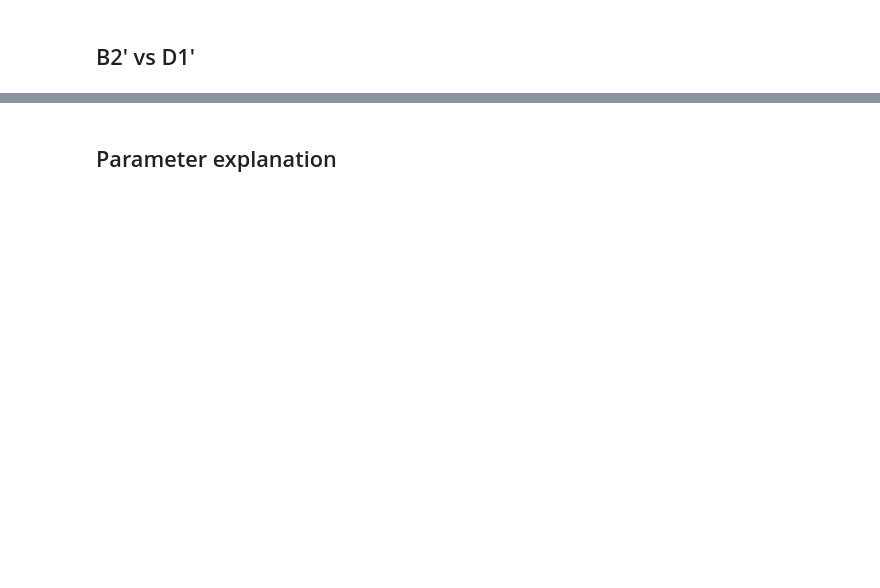
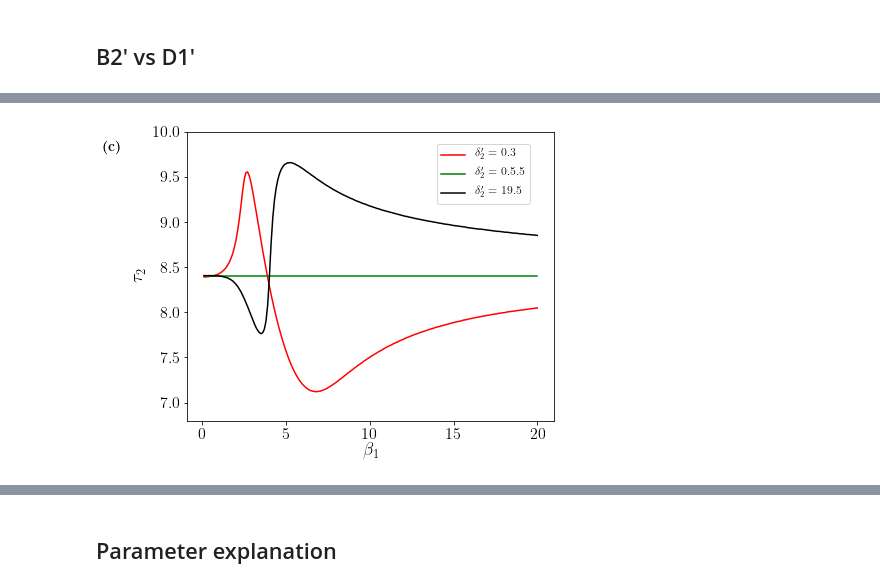
Before and after one commit to polivares/SI1I2R, a Jupyter notebook: Plots-Summary.ipynb, the cells around one changed output, grey strips where cells are left out. Cells and saved outputs as stored; diff of their text form; code cells hidden in the pictures; blank space fills up the shorter version.

```diff
--- a/Plots-Summary.ipynb
+++ b/Plots-Summary.ipynb
@@ -406,0 +608,28 @@ for delta1prime in delta1PrimeParams:
+# %%
+fig = plt.figure()
+ax = plt.subplot(1,2,1)
+
+ax.set_ylim(6.8,10)
+ax.annotate(r'\textbf{(c)}', xy=(-65,280), xycoords="axes points",size=14, ha='right', va='top')
+ax.set_xlabel(r"$\beta_1$")
+ax.set_ylabel(r"$\tau_2$")
+pos = np.where(np.isclose(delta2prime_arr,0.3))[0][0]
+ax.plot(beta1_arr,peak2[:,pos],'r',label=r"$\delta_2'=0.3$")
+pos = np.where(np.isclose(delta2prime_arr,5.5))[0][0]
+ax.plot(beta1_arr,peak2[:,pos],'g',label=r"$\delta_2'=0.5$")
+pos = np.where(np.isclose(delta2prime_arr,19.5))[0][0]
+ax.plot(beta1_arr,peak2[:,pos],'k',label=r"$\delta_2'=19.5$")
+
+#Widx = (np.argwhere(np.diff(np.sign(peak2[20:,pos] - peak1[20:,pos]))).flatten()+20)[0]
+#ax.plot(np.ones(100)*beta1_arr[idx],np.arange(0,10,0.1)*peak2[idx,pos],'--b',label=r'$\tau_1=\tau_2$')
+ax.legend(loc=(0.68,0.75),fontsize=12)
+
+fig.set_size_inches(12,5)
+fig.tight_layout(w_pad=2.5)
+
+#plt.savefig(dirFigs+"4-2.svg")
+plt.show()
+
+#ax.plot(beta1_arr,inf1[pos])
+# %% [output]
+[figure, added]
```
Also changed, not shown: parts of 20 cells of this notebook, 11 other files.
